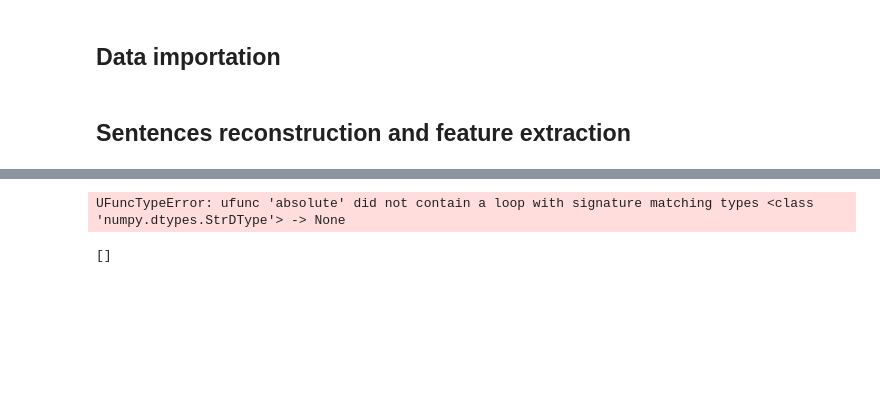
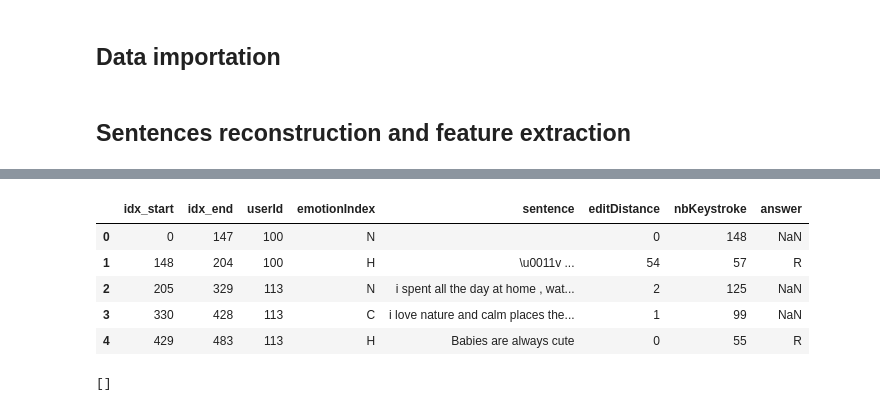
Before and after one commit to lacekaa/erkd, a Jupyter notebook: data_analysis_free_text.ipynb, the cells around one changed output, grey strips where cells are left out. Cells and saved outputs as stored; diff of their text form; code cells hidden in the pictures; blank space fills up the shorter version.

```diff
--- a/data_analysis_free_text.ipynb
+++ b/data_analysis_free_text.ipynb
@@ -120,24 +120,55 @@ def extract_answer(val, start, end):
             return val[i]
     return np.nan
 # %%
-key_features = ['D1U1','D1U2','D1D2','U1D2','U1U2']
+# here as well UFuncTypeError: ufunc 'absolute' did not contain a loop with signature matching types <class 'numpy.dtypes.StrDType'> -> None
 
+# key_features = ['D1U1','D1U2','D1D2','U1D2','U1U2']
+#
+# text_free['userId'] = df_free.userId[text_free.idx_start].values
+# text_free['emotionIndex'] = df_free.emotionIndex[text_free.idx_start].values
+# text_free = text_free.reindex(columns=['idx_start','idx_end','userId','emotionIndex','sentence'])
+# text_free['editDistance'] = text_free.apply(lambda x: extract_editDistance_free(x['sentence']), axis=1)
+# text_free['nbKeystroke'] = text_free.apply(lambda x: extract_nbKeystroke(df_free.index, x['idx_start'], x['idx_end']), axis=1)
+# text_free['answer'] = text_free.apply(lambda x: extract_answer(df_free.answer, x['idx_start'], x['idx_end']), axis=1)
+#
+# for feat in key_features:
+#     df_free[feat] = df_free[feat].apply(lambda x: np.nan if np.abs(x) > 1570000000000 else x)
+#     text_free[feat+'_mean'] = text_free.apply(lambda x: extract_mean(df_free[feat], x['idx_start'], x['idx_end']), axis=1)
+#     text_free[feat+'_std'] = text_free.apply(lambda x: extract_std(df_free[feat], x['idx_start'], x['idx_end']), axis=1)
+#
+#
+# text_free.head()
+
+
+# changed into:
+key_features = ['D1U1', 'D1U2', 'D1D2', 'U1D2', 'U1U2']
+
+# Ensure the columns are numeric
+for feat in key_features:
+    df_free[feat] = pd.to_numeric(df_free[feat], errors='coerce')
+
+# Apply the lambda function after ensuring columns are numeric
+for feat in key_features:
+    df_free[feat] = df_free[feat].apply(lambda x: np.nan if np.abs(x) > 1570000000000 else x)
+    text_free[feat + '_mean'] = text_free.apply(lambda x: extract_mean(df_free[feat], x['idx_start'], x['idx_end']), axis=1)
+    text_free[feat + '_std'] = text_free.apply(lambda x: extract_std(df_free[feat], x['idx_start'], x['idx_end']), axis=1)
+
+# Additional processing
 text_free['userId'] = df_free.userId[text_free.idx_start].values
 text_free['emotionIndex'] = df_free.emotionIndex[text_free.idx_start].values
-text_free = text_free.reindex(columns=['idx_start','idx_end','userId','emotionIndex','sentence'])
+text_free = text_free.reindex(columns=['idx_start', 'idx_end', 'userId', 'emotionIndex', 'sentence'])
 text_free['editDistance'] = text_free.apply(lambda x: extract_editDistance_free(x['sentence']), axis=1)
 text_free['nbKeystroke'] = text_free.apply(lambda x: extract_nbKeystroke(df_free.index, x['idx_start'], x['idx_end']), axis=1)
 text_free['answer'] = text_free.apply(lambda x: extract_answer(df_free.answer, x['idx_start'], x['idx_end']), axis=1)
 
-for feat in key_features:
-    df_free[feat] = df_free[feat].apply(lambda x: np.nan if np.abs(x) > 1570000000000 else x)
-    text_free[feat+'_mean'] = text_free.apply(lambda x: extract_mean(df_free[feat], x['idx_start'], x['idx_end']), axis=1)
-    text_free[feat+'_std'] = text_free.apply(lambda x: extract_std(df_free[feat], x['idx_start'], x['idx_end']), axis=1)
-
-
 text_free.head()
 # %% [output]
-UFuncTypeError: ufunc 'absolute' did not contain a loop with signature matching types <class 'numpy.dtypes.StrDType'> -> None
+|  | idx_start | idx_end | userId | emotionIndex | sentence | editDistance | nbKeystroke | answer |
+| 0 | 0 | 147 | 100 | N |  | 0 | 148 | NaN |
+| 1 | 148 | 204 | 100 | H | \u0011v ... | 54 | 57 | R |
+| 2 | 205 | 329 | 113 | N | i spent all the day at home , wat... | 2 | 125 | NaN |
+| 3 | 330 | 428 | 113 | C | i love nature and calm places the... | 1 | 99 | NaN |
+| 4 | 429 | 483 | 113 | H | Babies are always cute | 0 | 55 | R |
 # %%
 ## correlation matrix
 
```
Also changed, not shown: parts of 8 cells of this notebook, 1 other file.
